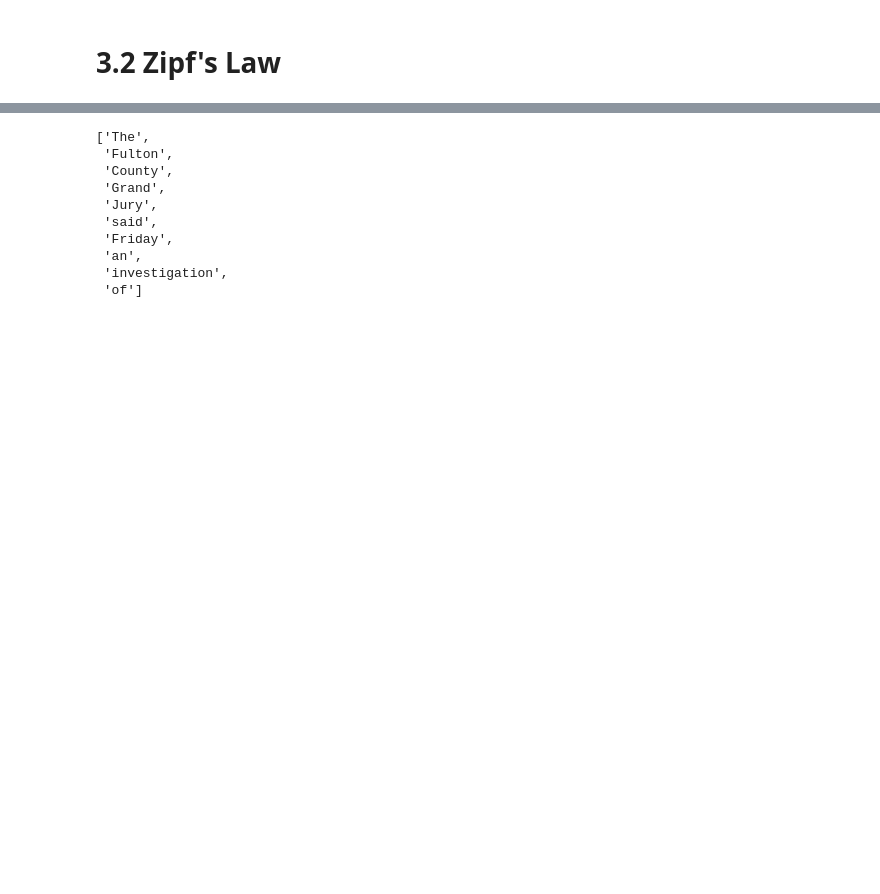
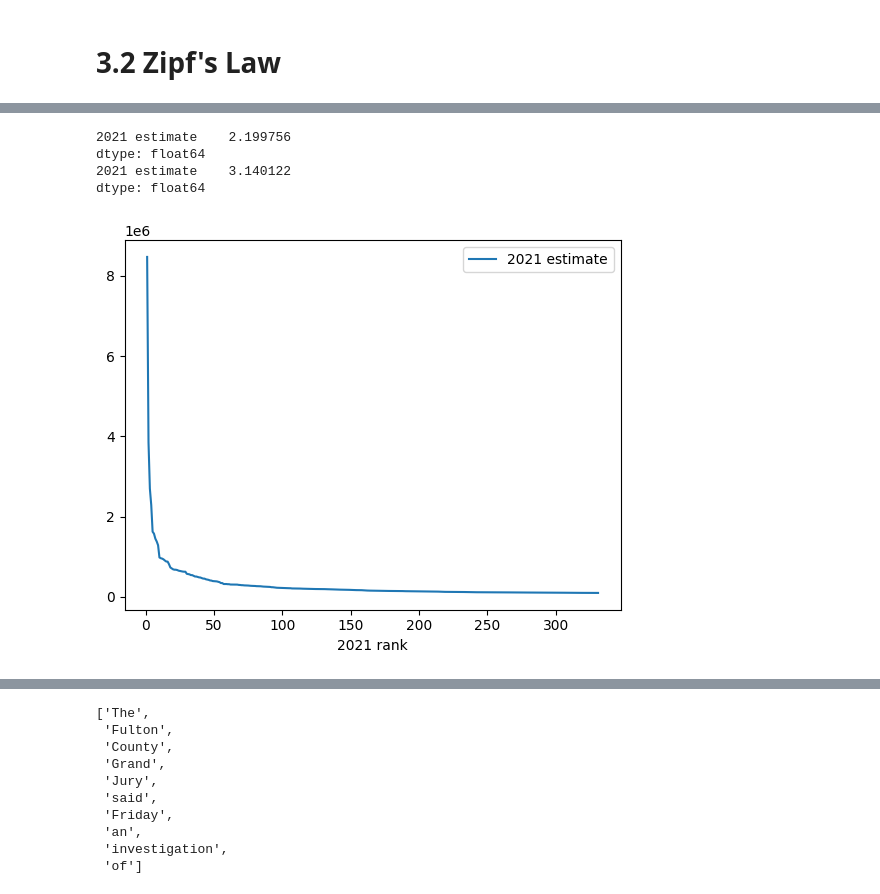
Before and after one commit to YeabinMoonEcon/BUS211, a Jupyter notebook: BUS243_NLP/lecture_codes/lecture3.ipynb, the cells around one changed output, grey strips where cells are left out. Saved outputs shown, nothing was run; the diff lists cells and outputs as text; code cells hidden in the pictures; blank space fills up the shorter version.

```diff
--- a/BUS243_NLP/lecture_codes/lecture3.ipynb
+++ b/BUS243_NLP/lecture_codes/lecture3.ipynb
@@ -327,0 +321,3 @@ print(len(brown.words()))  # words is a builtin method of the nltk corpus object
+# %%
+dfs = pd.read_html('https://en.wikipedia.org/wiki/List_of_United_States_cities_by_population', header=0)
+dfs[4].head(5)
@@ -327,0 +331,5 @@ print(len(brown.words()))  # words is a builtin method of the nltk corpus object
+# %%
+df = dfs[4]
+# %%
+rankpop = df[['2021 rank','2021 estimate']]
+rankpop.set_index('2021 rank', inplace=True)
@@ -327,0 +353,13 @@ print(len(brown.words()))  # words is a builtin method of the nltk corpus object
+# %%
+print(rankpop.iloc[0]/rankpop.iloc[1])
+print(rankpop.iloc[0]/rankpop.iloc[2])
+# %% [output]
+2021 estimate    2.199756
+dtype: float64
+2021 estimate    3.140122
+dtype: float64
+# %%
+rankpop.plot()
+plt.show()
+# %% [output]
+[figure, added]
```
Also changed, not shown: parts of 34 cells of this notebook, 3 other files.
